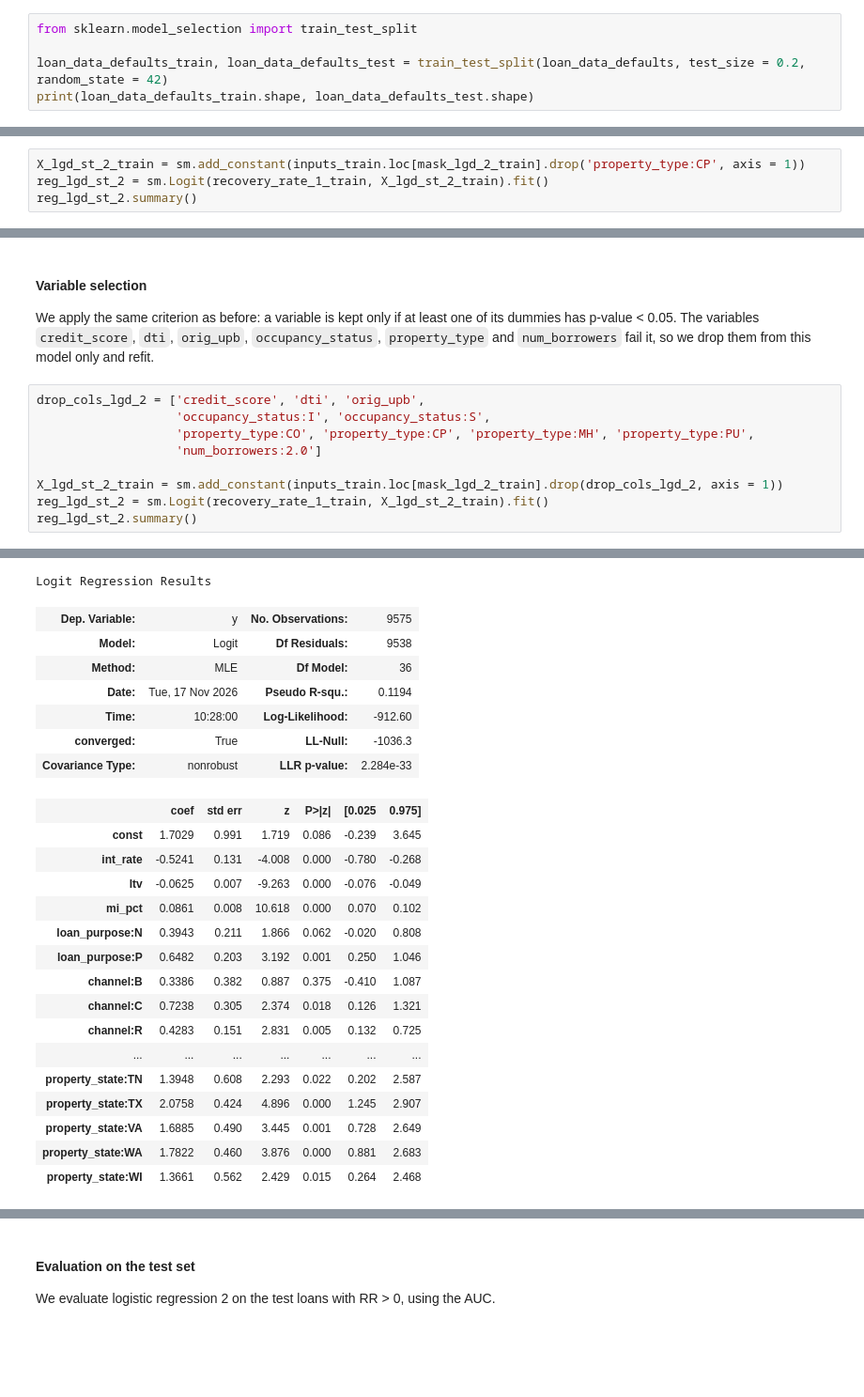
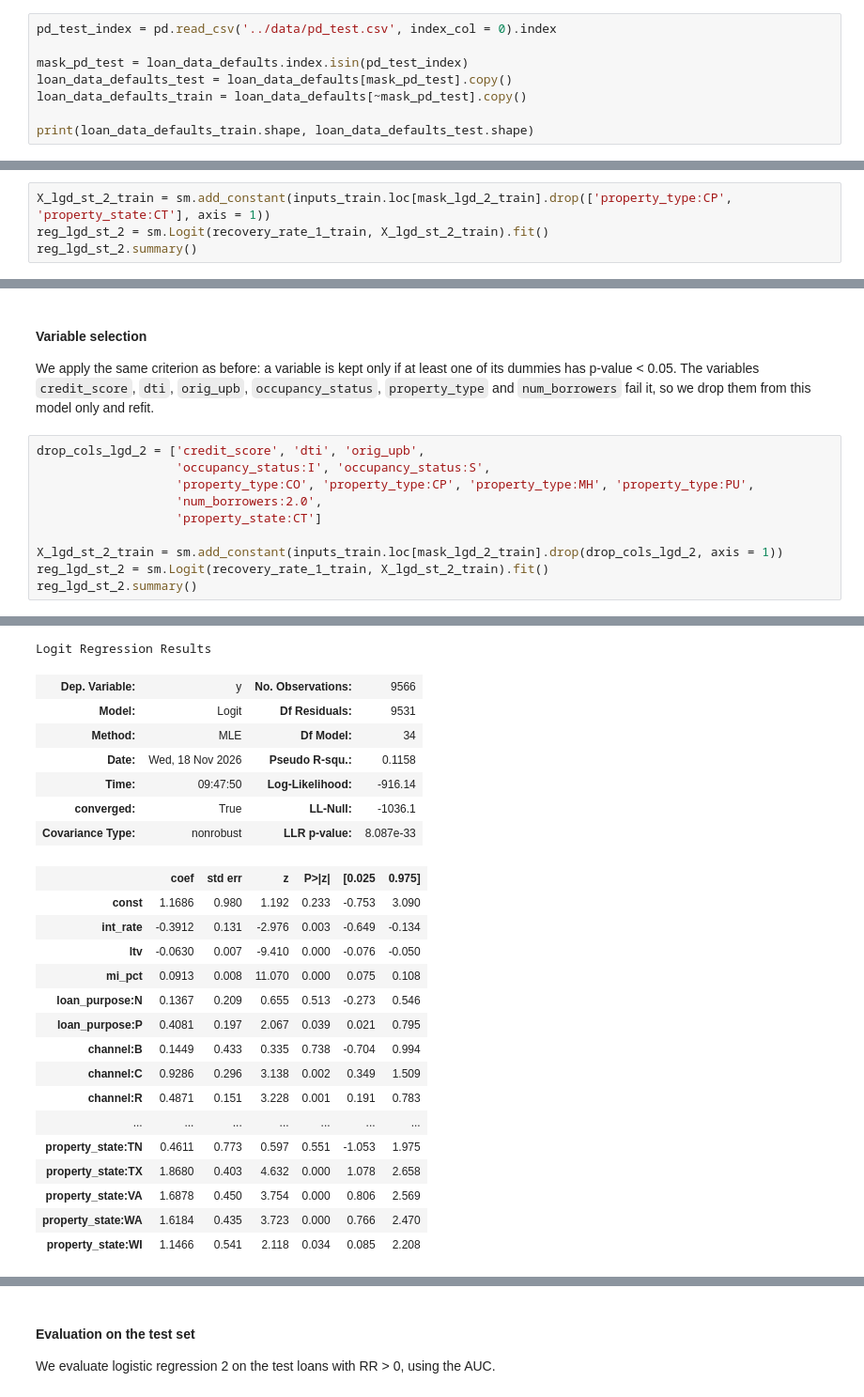
Before and after one commit to keramidasvasilis/credit-risk-el, a Jupyter notebook: notebooks/03_lgd_ead_models.ipynb, the cells around one changed output, grey strips where cells are left out. Shown at 94% size. Saved outputs shown, nothing was run; the diff lists cells and outputs as text; blank space fills up the shorter version.

```diff
--- a/notebooks/03_lgd_ead_models.ipynb
+++ b/notebooks/03_lgd_ead_models.ipynb
@@ -213,7 +213,10 @@ We split the 14,084 defaulted loans once, randomly, into a training set (80%) an
 # %%
-from sklearn.model_selection import train_test_split
+pd_test_index = pd.read_csv('../data/pd_test.csv', index_col = 0).index
 
-loan_data_defaults_train, loan_data_defaults_test = train_test_split(loan_data_defaults, test_size = 0.2, random_state = 42)
+mask_pd_test = loan_data_defaults.index.isin(pd_test_index)
+loan_data_defaults_test = loan_data_defaults[mask_pd_test].copy()
+loan_data_defaults_train = loan_data_defaults[~mask_pd_test].copy()
+
 print(loan_data_defaults_train.shape, loan_data_defaults_test.shape)
 # %% [output]
 (11267, 34) (2817, 34)
@@ -505,5 +515,5 @@ Only 9 loans in this sample belong to `property_type:CP` and none of them has RR
 # %%
-X_lgd_st_2_train = sm.add_constant(inputs_train.loc[mask_lgd_2_train].drop('property_type:CP', axis = 1))
+X_lgd_st_2_train = sm.add_constant(inputs_train.loc[mask_lgd_2_train].drop(['property_type:CP', 'property_state:CT'], axis = 1))
 reg_lgd_st_2 = sm.Logit(recovery_rate_1_train, X_lgd_st_2_train).fit()
 reg_lgd_st_2.summary()
 # %% [output]
@@ -542,7 +552,8 @@ We apply the same criterion as before: a variable is kept only if at least one o
 drop_cols_lgd_2 = ['credit_score', 'dti', 'orig_upb',
                    'occupancy_status:I', 'occupancy_status:S',
                    'property_type:CO', 'property_type:CP', 'property_type:MH', 'property_type:PU',
-                   'num_borrowers:2.0']
+                   'num_borrowers:2.0',
+                   'property_state:CT']
 
 X_lgd_st_2_train = sm.add_constant(inputs_train.loc[mask_lgd_2_train].drop(drop_cols_lgd_2, axis = 1))
 reg_lgd_st_2 = sm.Logit(recovery_rate_1_train, X_lgd_st_2_train).fit()
@@ -553,26 +564,26 @@ Optimization terminated successfully.
          Iterations 9
 Logit Regression Results
-| Dep. Variable: | y | No. Observations: | 9575 |
-| Model: | Logit | Df Residuals: | 9538 |
-| Method: | MLE | Df Model: | 36 |
-| Date: | Tue, 17 Nov 2026 | Pseudo R-squ.: | 0.1194 |
-| Time: | 10:28:00 | Log-Likelihood: | -912.60 |
-| converged: | True | LL-Null: | -1036.3 |
-| Covariance Type: | nonrobust | LLR p-value: | 2.284e-33 |
+| Dep. Variable: | y | No. Observations: | 9566 |
+| Model: | Logit | Df Residuals: | 9531 |
+| Method: | MLE | Df Model: | 34 |
+| Date: | Wed, 18 Nov 2026 | Pseudo R-squ.: | 0.1158 |
+| Time: | 09:47:50 | Log-Likelihood: | -916.14 |
+| converged: | True | LL-Null: | -1036.1 |
+| Covariance Type: | nonrobust | LLR p-value: | 8.087e-33 |
 |  | coef | std err | z | P>|z| | [0.025 | 0.975] |
-| const | 1.7029 | 0.991 | 1.719 | 0.086 | -0.239 | 3.645 |
-| int_rate | -0.5241 | 0.131 | -4.008 | 0.000 | -0.780 | -0.268 |
-| ltv | -0.0625 | 0.007 | -9.263 | 0.000 | -0.076 | -0.049 |
-| mi_pct | 0.0861 | 0.008 | 10.618 | 0.000 | 0.070 | 0.102 |
-| loan_purpose:N | 0.3943 | 0.211 | 1.866 | 0.062 | -0.020 | 0.808 |
-| loan_purpose:P | 0.6482 | 0.203 | 3.192 | 0.001 | 0.250 | 1.046 |
-| channel:B | 0.3386 | 0.382 | 0.887 | 0.375 | -0.410 | 1.087 |
-| channel:C | 0.7238 | 0.305 | 2.374 | 0.018 | 0.126 | 1.321 |
-| channel:R | 0.4283 | 0.151 | 2.831 | 0.005 | 0.132 | 0.725 |
+| const | 1.1686 | 0.980 | 1.192 | 0.233 | -0.753 | 3.090 |
+| int_rate | -0.3912 | 0.131 | -2.976 | 0.003 | -0.649 | -0.134 |
+| ltv | -0.0630 | 0.007 | -9.410 | 0.000 | -0.076 | -0.050 |
+| mi_pct | 0.0913 | 0.008 | 11.070 | 0.000 | 0.075 | 0.108 |
+| loan_purpose:N | 0.1367 | 0.209 | 0.655 | 0.513 | -0.273 | 0.546 |
+| loan_purpose:P | 0.4081 | 0.197 | 2.067 | 0.039 | 0.021 | 0.795 |
+| channel:B | 0.1449 | 0.433 | 0.335 | 0.738 | -0.704 | 0.994 |
+| channel:C | 0.9286 | 0.296 | 3.138 | 0.002 | 0.349 | 1.509 |
+| channel:R | 0.4871 | 0.151 | 3.228 | 0.001 | 0.191 | 0.783 |
 | ... | ... | ... | ... | ... | ... | ... |
-| property_state:TN | 1.3948 | 0.608 | 2.293 | 0.022 | 0.202 | 2.587 |
-| property_state:TX | 2.0758 | 0.424 | 4.896 | 0.000 | 1.245 | 2.907 |
-| property_state:VA | 1.6885 | 0.490 | 3.445 | 0.001 | 0.728 | 2.649 |
-| property_state:WA | 1.7822 | 0.460 | 3.876 | 0.000 | 0.881 | 2.683 |
-| property_state:WI | 1.3661 | 0.562 | 2.429 | 0.015 | 0.264 | 2.468 |
+| property_state:TN | 0.4611 | 0.773 | 0.597 | 0.551 | -1.053 | 1.975 |
+| property_state:TX | 1.8680 | 0.403 | 4.632 | 0.000 | 1.078 | 2.658 |
+| property_state:VA | 1.6878 | 0.450 | 3.754 | 0.000 | 0.806 | 2.569 |
+| property_state:WA | 1.6184 | 0.435 | 3.723 | 0.000 | 0.766 | 2.470 |
+| property_state:WI | 1.1466 | 0.541 | 2.118 | 0.034 | 0.085 | 2.208 |
 # %% [markdown]
```
Also changed, not shown: parts of 55 cells of this notebook.
